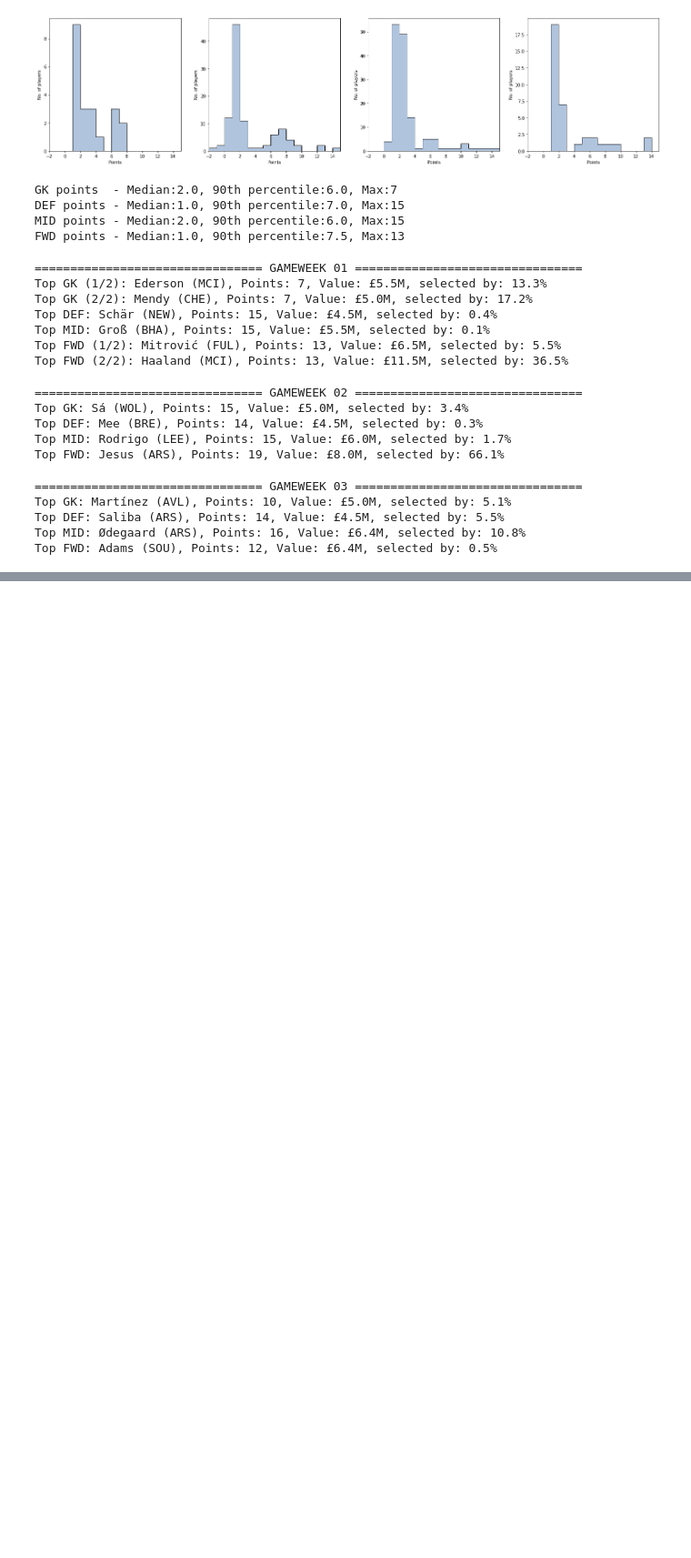
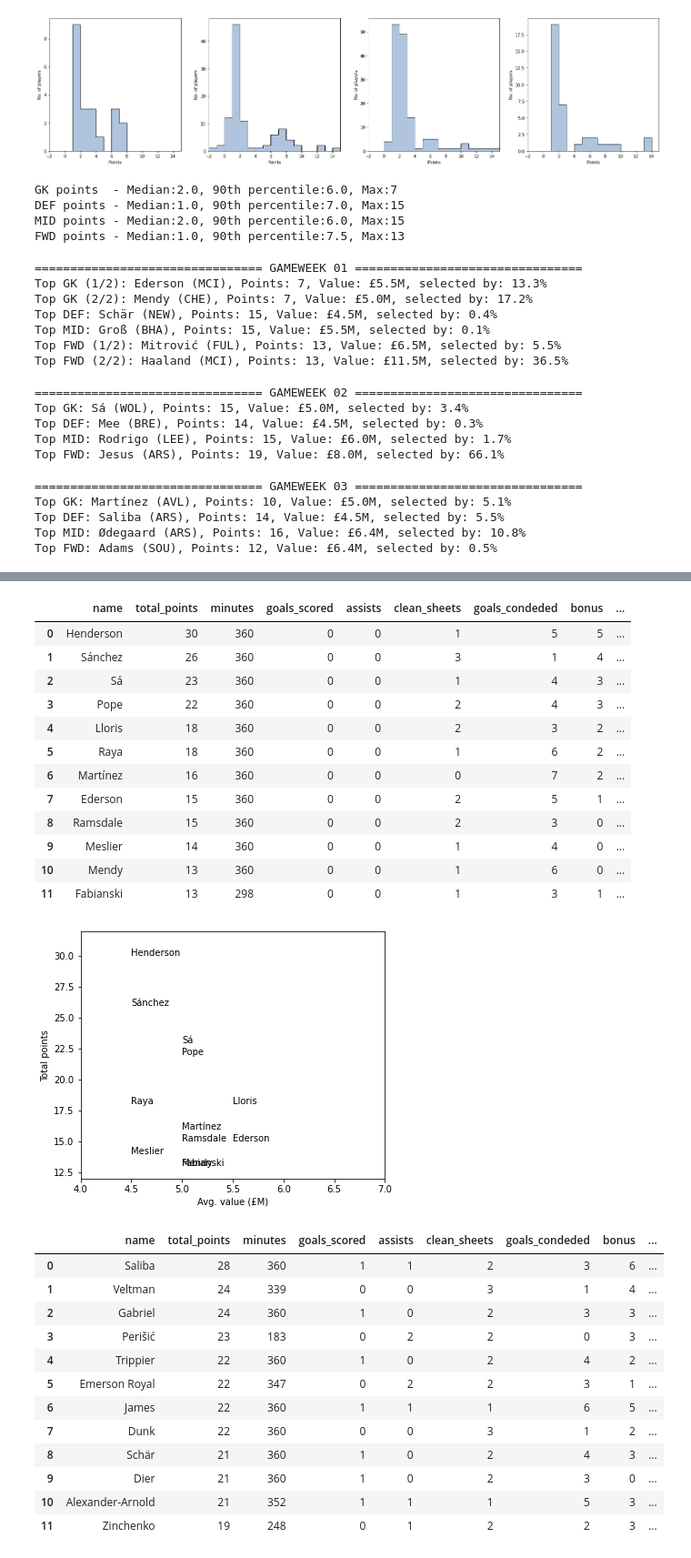
Before and after one commit to umarfb/FPL_API, a Jupyter notebook: fpl_analysis.ipynb, the cells around one changed output, grey strips where cells are left out. Shown at 91% size. Saved outputs shown, nothing was run; the diff lists cells and outputs as text; code cells hidden in the pictures; blank space fills up the shorter version.

Commit message:
Added merged gw summary and plots

```diff
--- a/fpl_analysis.ipynb
+++ b/fpl_analysis.ipynb
@@ -192,6 +192,6 @@ top_pos = [top_points_players(df, 10) for df in gw4_pos]
 
 print('='*32 + ' GAMEWEEK 04 ' + '='*32)
 for df in top_pos:
-    top_players_summary(df, 9.5e6)
+    top_players_summary(df, 9.7e6)
 # %% [output]
 ================================ GAMEWEEK 04 ================================
@@ -201 +201,5 @@ Top MID: Sterling (CHE), Points: 15, Value: £9.9M, selected by: 5.0%
 Top FWD: Firmino (LIV), Points: 22, Value: £8.0M, selected by: 1.4%
+# %%
+# Merge gameweek tables
+to_merge = [gw1_data, gw2_data, gw3_data, gw4_data]
+gw_merged = pd.concat(to_merge).reset_index(drop=True)
@@ -201,0 +285,2 @@ Top FWD: Firmino (LIV), Points: 22, Value: £8.0M, selected by: 1.4%
+# %%
+merged_gw_df = pd.DataFrame(merged_stats)
@@ -201,0 +307,49 @@ Top FWD: Firmino (LIV), Points: 22, Value: £8.0M, selected by: 1.4%
+# %%
+gw_merged_pos = split_by_position(merged_gw_df)
+top_merged_pos = [top_points_players(df, 12) for df in gw_merged_pos]
+
+for df in top_merged_pos:
+    display(df.reset_index(drop=True))
+
+    #print(df['average_value'].values)
+    #print(df['total_points'].values)
+    #print(df['name'].values)
+
+    #plt.scatter(df['average_value'].values, df['total_points'].values)
+    plt.figure(figsize=(6,5))
+    plt.xlim(df['average_value'].min()-0.5, df['average_value'].max()+1.5)
+    plt.ylim(df['total_points'].min()-1, df['total_points'].max()+2)
+    for i, row in df.iterrows():
+        plt.text(x=row['average_value'], y=row['total_points'], s=row['name'])
+
+    plt.xlabel('Avg. value (£M)')
+    plt.ylabel('Total points')
+    plt.show()
+# %% [output]
+|  | name | total_points | minutes | goals_scored | assists | clean_sheets | goals_condeded | bonus | ... |
+| 0 | Henderson | 30 | 360 | 0 | 0 | 1 | 5 | 5 | ... |
+| 1 | Sánchez | 26 | 360 | 0 | 0 | 3 | 1 | 4 | ... |
+| 2 | Sá | 23 | 360 | 0 | 0 | 1 | 4 | 3 | ... |
+| 3 | Pope | 22 | 360 | 0 | 0 | 2 | 4 | 3 | ... |
+| 4 | Lloris | 18 | 360 | 0 | 0 | 2 | 3 | 2 | ... |
+| 5 | Raya | 18 | 360 | 0 | 0 | 1 | 6 | 2 | ... |
+| 6 | Martínez | 16 | 360 | 0 | 0 | 0 | 7 | 2 | ... |
+| 7 | Ederson | 15 | 360 | 0 | 0 | 2 | 5 | 1 | ... |
+| 8 | Ramsdale | 15 | 360 | 0 | 0 | 2 | 3 | 0 | ... |
+| 9 | Meslier | 14 | 360 | 0 | 0 | 1 | 4 | 0 | ... |
+| 10 | Mendy | 13 | 360 | 0 | 0 | 1 | 6 | 0 | ... |
+| 11 | Fabianski | 13 | 298 | 0 | 0 | 1 | 3 | 1 | ... |
+[figure, added]
+|  | name | total_points | minutes | goals_scored | assists | clean_sheets | goals_condeded | bonus | ... |
+| 0 | Saliba | 28 | 360 | 1 | 1 | 2 | 3 | 6 | ... |
+| 1 | Veltman | 24 | 339 | 0 | 0 | 3 | 1 | 4 | ... |
+| 2 | Gabriel | 24 | 360 | 1 | 0 | 2 | 3 | 3 | ... |
+| 3 | Perišić | 23 | 183 | 0 | 2 | 2 | 0 | 3 | ... |
+| 4 | Trippier | 22 | 360 | 1 | 0 | 2 | 4 | 2 | ... |
+| 5 | Emerson Royal | 22 | 347 | 0 | 2 | 2 | 3 | 1 | ... |
+| 6 | James | 22 | 360 | 1 | 1 | 1 | 6 | 5 | ... |
+| 7 | Dunk | 22 | 360 | 0 | 0 | 3 | 1 | 2 | ... |
+| 8 | Schär | 21 | 360 | 1 | 0 | 2 | 4 | 3 | ... |
+| 9 | Dier | 21 | 360 | 1 | 0 | 2 | 3 | 0 | ... |
+| 10 | Alexander-Arnold | 21 | 352 | 1 | 1 | 1 | 5 | 3 | ... |
+| 11 | Zinchenko | 19 | 248 | 0 | 1 | 2 | 2 | 3 | ... |
```
Also changed, not shown: parts of 6 cells of this notebook.
